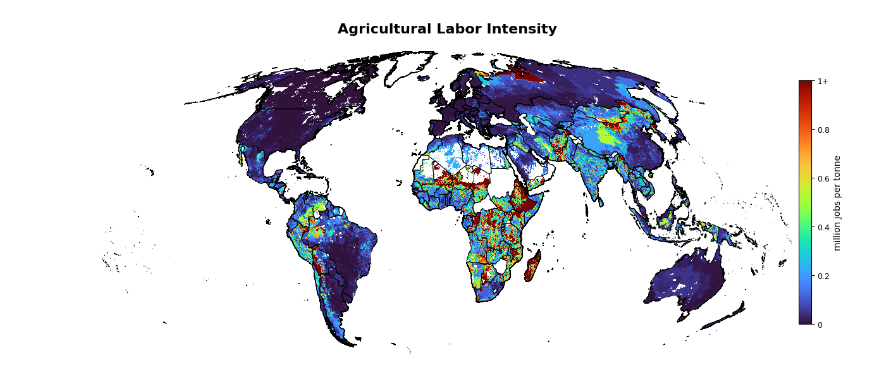
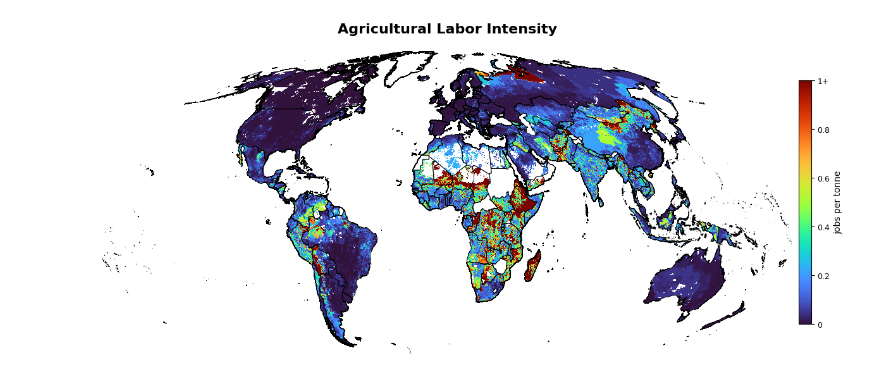
Before and after one commit to carinamani/AgDownscaling, a Jupyter notebook: 04_FIGURES/map_intensities_side_by_side.ipynb, the cells around one changed output. Saved outputs shown, nothing was run; the diff lists cells and outputs as text; code cells hidden in the pictures.

```diff
--- a/04_FIGURES/map_intensities_side_by_side.ipynb
+++ b/04_FIGURES/map_intensities_side_by_side.ipynb
@@ -23,7 +24,7 @@ cd = os.path.dirname(os.getcwd())
 
 # Import data
 capital_intensity = rio.open_rasterio(f"{cd}/Results/Raster_model/capital_intensity_USD_per_tonne.tif")
-labor_intensity = rio.open_rasterio(f"{cd}/Results/Raster_model/labor_intensity_thousand_jobs_per_tonne.tif")
+labor_intensity = rio.open_rasterio(f"{cd}/Results/Raster_model/labor_intensity_jobs_per_tonne.tif")
 
 # National data
 country_intensities = pd.read_csv(f"{cd}/Data/Clean/Intensities/country_intensities.csv")
@@ -46,8 +47,6 @@ country_boundaries = country_boundaries.to_crs(capital_intensity.rio.crs)
 # merge to geo
 country_boundaries = country_boundaries.merge(country_codes, left_on='GID_0', right_on='SHP_code', how='left')
 country_boundaries = country_boundaries.merge(country_intensities, on='ISO3', how='left')
-
-country_boundaries['labor_intensity_thousand_jobs_per_tonne'] = country_boundaries['labor_intensity_jobs_per_tonne'] / 1e3
 # %%
 values = capital_intensity.values.flatten()
 
@@ -147,7 +150,7 @@ fig.savefig(f"{fd}/{name}.png", dpi=300, bbox_inches='tight')
 value_plot = labor_intensity.squeeze()
 name = 'labor_intensity'
 
-bounds = [0, 200, 400, 600, 800, 1000]
+bounds = [0, 0.2, 0.4, 0.6, 0.8, 1]
 labels = ['0', '0.2', '0.4', '0.6', '0.8', '1+']
 
 # Create figure
@@ -167,39 +170,39 @@ im = value_plot.plot(
     ax=ax,
     cmap="turbo",
     vmin=0,
-    vmax=1000,
+    vmax=1,
     add_colorbar=False,
     add_labels=False,
     zorder=1
 )
 
 # Clip to country_boundaries
 minx, miny, maxx, maxy = country_boundaries.total_bounds
 ax.set_xlim(minx, maxx)
 ax.set_ylim(miny, maxy)
 
 ax.set_axis_off()
 ax.set_title("Agricultural Labor Intensity", fontsize=16, weight='bold', pad=20)
 
 # Colorbar
 cbar = fig.colorbar(
     im,
     ax=ax,
     orientation="vertical",
     fraction=0.02,
     pad=0.01,
     shrink=0.5
 )
-cbar.set_label("million jobs per tonne", fontsize=10)
+cbar.set_label("jobs per tonne", fontsize=10)
 cbar.ax.tick_params(labelsize=9)
 
 # Set ticks and labels
 cbar.set_ticks(bounds)
 cbar.set_ticklabels(labels)
 
 plt.tight_layout()
 plt.show()
 
 fig.savefig(f"{fd}/{name}.png", dpi=300, bbox_inches='tight')
 # %% [output]
-[figure, old version]
+[figure, new version]
```
Also changed, not shown: parts of 6 cells of this notebook, 2 other files.
